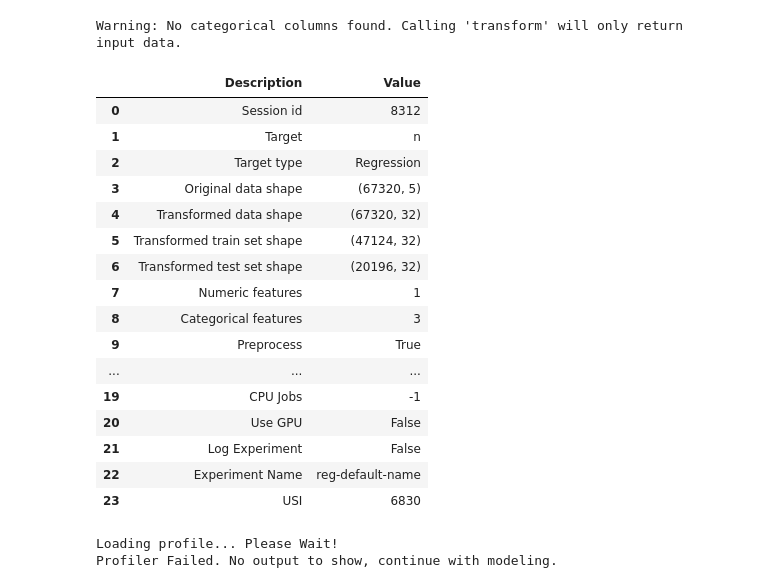
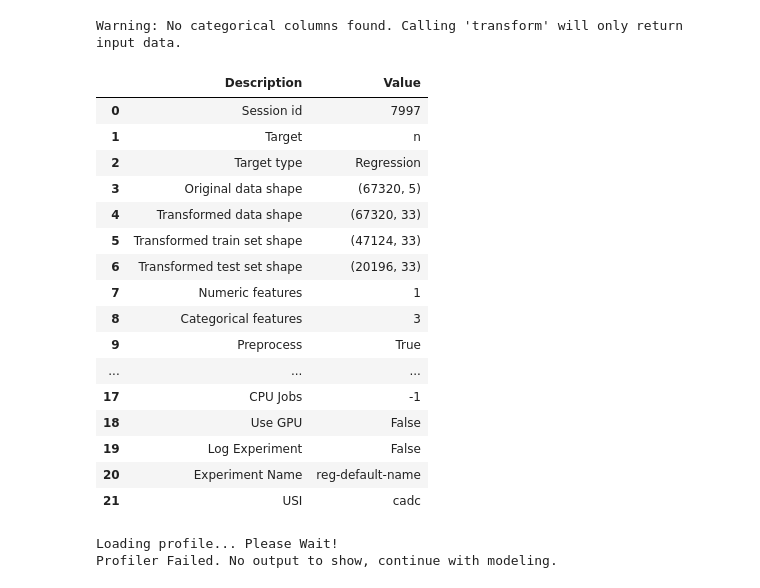
Before and after one commit to Makoto-Noda/dev, a Jupyter notebook: PBL01/PBL01/PBL01_model_fix.ipynb, the cells around one changed output. Cells and saved outputs as stored; diff of their text form; code cells hidden in the pictures.

```diff
--- a/PBL01/PBL01/PBL01_model_fix.ipynb
+++ b/PBL01/PBL01/PBL01_model_fix.ipynb
@@ -26,24 +7,24 @@ train
 # %%
-exp1 = setup(train, target="n", normalize=True, categorical_features=["Month", "shopID", "itemID"], train_size=0.7, profile=True)
+exp = setup(train, target="n", normalize=False, remove_outliers=False, categorical_features=["Month", "shopID", "itemID"], train_size=0.7, profile=True)
 # %% [output]
 Warning: No categorical columns found. Calling 'transform' will only return input data.
 |  | Description | Value |
-| 0 | Session id | 8312 |
+| 0 | Session id | 7997 |
 | 1 | Target | n |
 | 2 | Target type | Regression |
 | 3 | Original data shape | (67320, 5) |
-| 4 | Transformed data shape | (67320, 32) |
-| 5 | Transformed train set shape | (47124, 32) |
-| 6 | Transformed test set shape | (20196, 32) |
+| 4 | Transformed data shape | (67320, 33) |
+| 5 | Transformed train set shape | (47124, 33) |
+| 6 | Transformed test set shape | (20196, 33) |
 | 7 | Numeric features | 1 |
 | 8 | Categorical features | 3 |
 | 9 | Preprocess | True |
 | ... | ... | ... |
-| 19 | CPU Jobs | -1 |
-| 20 | Use GPU | False |
-| 21 | Log Experiment | False |
-| 22 | Experiment Name | reg-default-name |
-| 23 | USI | 6830 |
+| 17 | CPU Jobs | -1 |
+| 18 | Use GPU | False |
+| 19 | Log Experiment | False |
+| 20 | Experiment Name | reg-default-name |
+| 21 | USI | cadc |
 Loading profile... Please Wait!
 Profiler Failed. No output to show, continue with modeling.
 # %%
```
Also changed, not shown: parts of 9 cells of this notebook.
